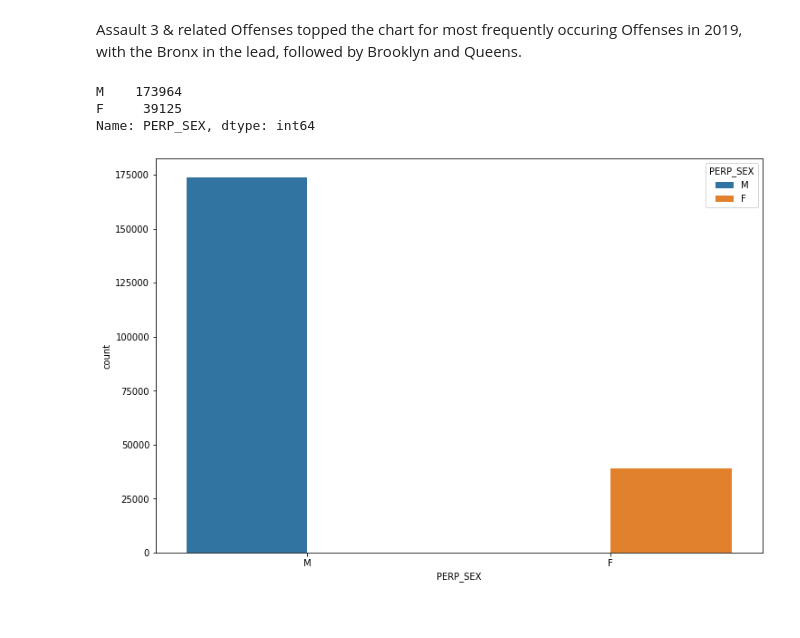
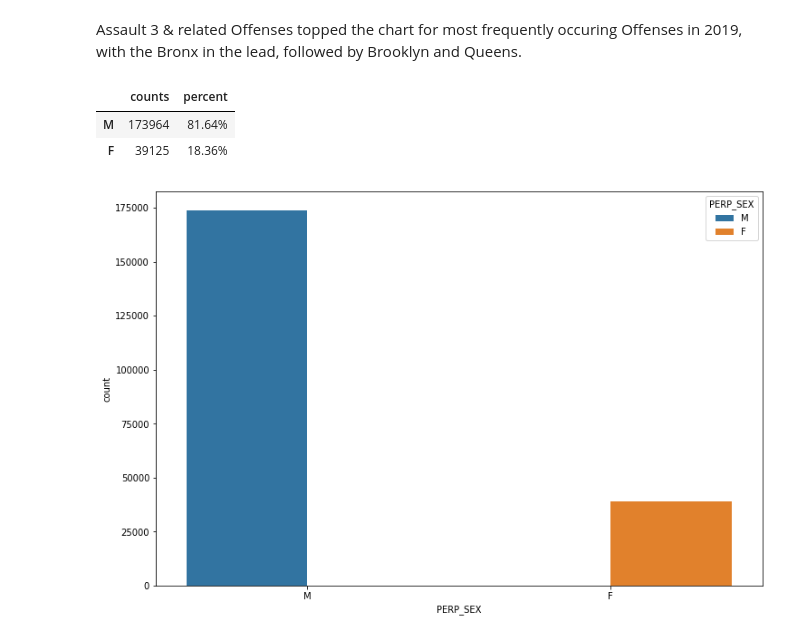
Before and after one commit to city-college-machine-learning/NYPD_Arrest_Analysis, a Jupyter notebook: NYPD_Arrest_Analysis.ipynb, the cells around one changed output. Cells and saved outputs as stored; diff of their text form; code cells hidden in the pictures.

```diff
--- a/NYPD_Arrest_Analysis.ipynb
+++ b/NYPD_Arrest_Analysis.ipynb
@@ -236,11 +236,14 @@ Assault 3 & related Offenses topped the chart for most frequently occuring Offen
 #nypd.PERP_RACE, Not sure what this data is telling us.
 # %%
 #Count the crimes by the different genders
-nypd.PERP_SEX.value_counts()
+#nypd.PERP_SEX.value_counts()
+counts = nypd.PERP_SEX.value_counts()
+percent = nypd.PERP_SEX.value_counts(normalize = True).mul(100).round(2).astype(str) + '%'
+pd.DataFrame({'counts': counts, 'percent': percent})
 # %% [output]
-M    173964
-F     39125
-Name: PERP_SEX, dtype: int64
+|  | counts | percent |
+| M | 173964 | 81.64% |
+| F | 39125 | 18.36% |
 # %%
 plt.figure(figsize = (12,8))
 sns.countplot(nypd.PERP_SEX, hue = nypd['PERP_SEX'])
```
Also changed, not shown: parts of 15 cells of this notebook.
